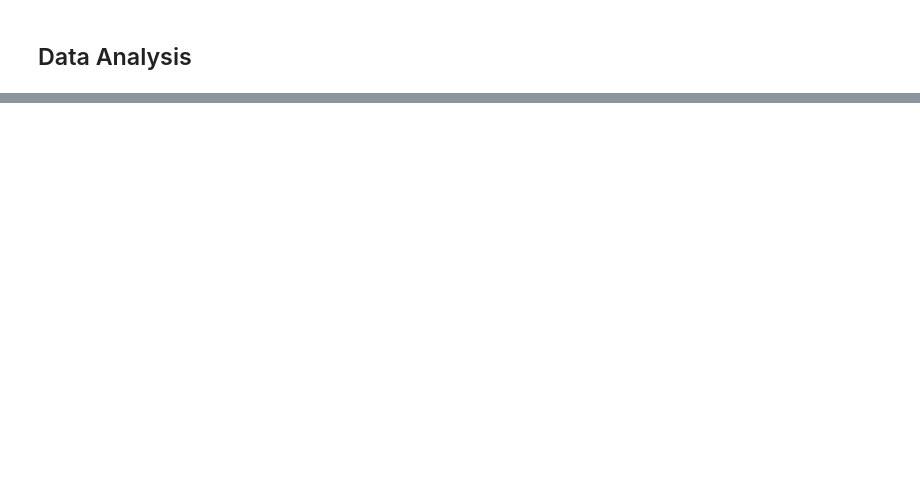
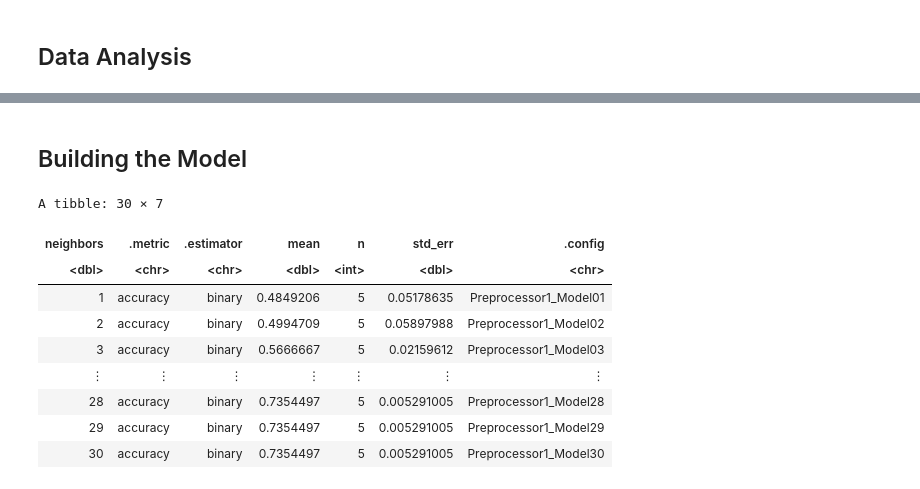
Before and after one commit to kkris72/MineCraft-Data-Science-Project, a Jupyter notebook: MineCraft.ipynb, the cells around one changed output, grey strips where cells are left out. Cells and saved outputs as stored; diff of their text form; code cells hidden in the pictures; blank space fills up the shorter version.

```diff
--- a/MineCraft.ipynb
+++ b/MineCraft.ipynb
@@ -370,0 +86,15 @@ players |>
+# %%
+players <- players |>
+    select(experience, Age, subscribe) |>
+    mutate(experience=as_factor(experience), subscribe=as_factor(subscribe)) |>
+    mutate(Age = if_else(is.na(Age), mean(Age, na.rm = TRUE), Age))|>
+    mutate(
+    experience_numeric = case_when(
+      experience == "Beginner" ~ 1,
+      experience == "Amateur"  ~ 2,
+      experience == "Regular"  ~ 3,
+      experience == "Pro"      ~ 4,
+      experience == "Veteran"  ~ 5,
+      TRUE ~ NA_real_))
+
+players
@@ -370,0 +158,35 @@ players |>
+# %% [markdown]
+## Building the Model
+# %%
+set.seed(123)
+
+players_recipe <- recipe(subscribe ~ Age + experience_numeric, data = players_train) |>
+    step_scale(all_predictors()) |>
+    step_center(all_predictors())
+
+knn_spec <- nearest_neighbor(weight_func = "rectangular", neighbors = tune()) |>
+    set_engine("kknn") |>
+    set_mode("classification")
+
+players_vfold  <- vfold_cv(players_train, v = 5, strata = subscribe)
+
+k_vals <- tibble(neighbors = seq(from = 1, to = 30, by = 1))
+
+knn_results <- workflow() |>
+    add_recipe(players_recipe) |>
+    add_model(knn_spec) |>
+    tune_grid(resamples = players_vfold, grid = k_vals) |>
+    collect_metrics() |>
+    filter(.metric == "accuracy")
+knn_results
+# %% [output]
+A tibble: 30 × 7
+| neighbors | .metric | .estimator | mean | n | std_err | .config |
+| <dbl> | <chr> | <chr> | <dbl> | <int> | <dbl> | <chr> |
+| 1 | accuracy | binary | 0.4849206 | 5 | 0.05178635 | Preprocessor1_Model01 |
+| 2 | accuracy | binary | 0.4994709 | 5 | 0.05897988 | Preprocessor1_Model02 |
+| 3 | accuracy | binary | 0.5666667 | 5 | 0.02159612 | Preprocessor1_Model03 |
+| ⋮ | ⋮ | ⋮ | ⋮ | ⋮ | ⋮ | ⋮ |
+| 28 | accuracy | binary | 0.7354497 | 5 | 0.005291005 | Preprocessor1_Model28 |
+| 29 | accuracy | binary | 0.7354497 | 5 | 0.005291005 | Preprocessor1_Model29 |
+| 30 | accuracy | binary | 0.7354497 | 5 | 0.005291005 | Preprocessor1_Model30 |
```
Also changed, not shown: parts of 52 cells of this notebook.
